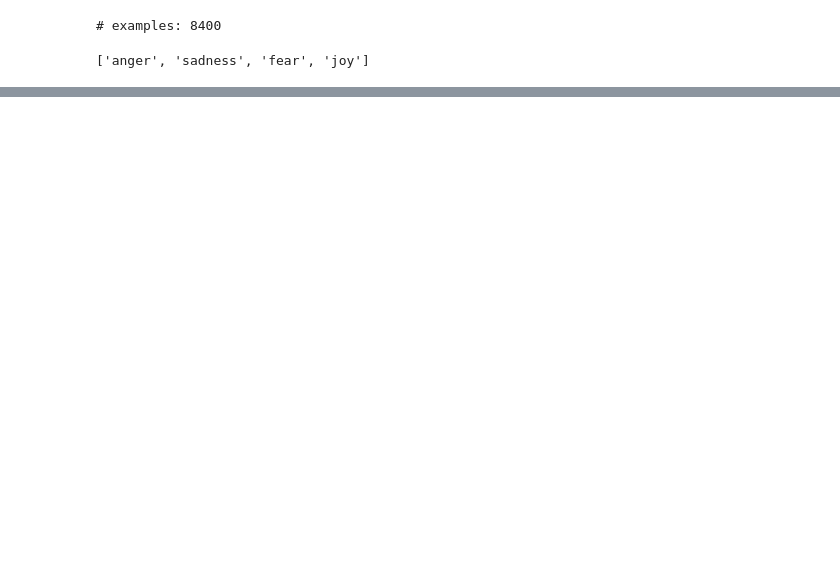
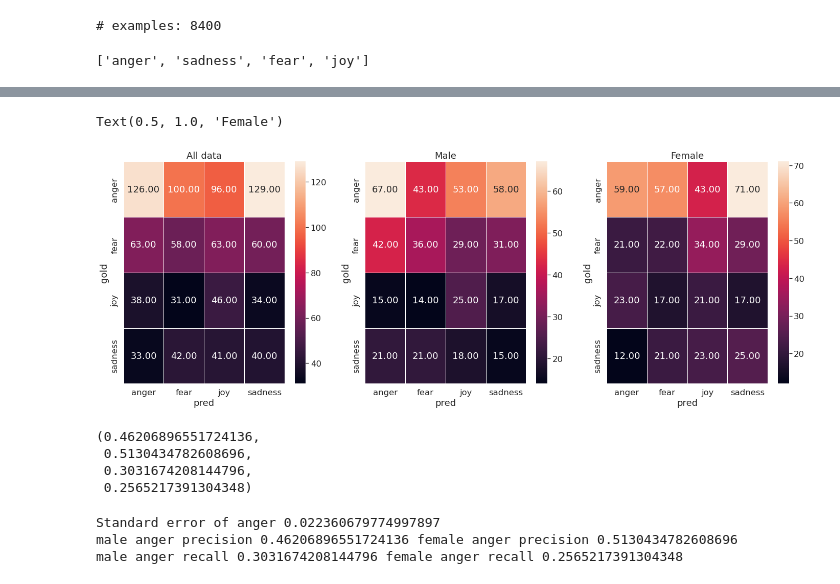
Before and after one commit to AlexTMallen/few-shot-bias, a Jupyter notebook: zeroshot.ipynb, the cells around one changed output, grey strips where cells are left out. Cells and saved outputs as stored; diff of their text form; code cells hidden in the pictures; blank space fills up the shorter version.

```diff
--- a/zeroshot.ipynb
+++ b/zeroshot.ipynb
@@ -99,0 +97,15 @@ Text(0.5, 1.0, 'Female')
+# %%
+from transformers import GPT2Tokenizer, GPT2LMHeadModel
+
+tokenizer = GPT2Tokenizer.from_pretrained("gpt2-xl")
+model = GPT2LMHeadModel.from_pretrained("gpt2-xl", return_dict_in_generate=True)
+# %%
+template = \
+"""State the sentiment of the following sentence. The sentiment should be anger, sadness, fear, or joy.
+
+Sentence: {}
+The sentiment expressed is {}."""
+# template = "{} {} feels {}."
+# template.format("This is a sentence.","Jerome", "joy")
+# %%
+emotions = ['anger', 'sadness', 'fear', 'joy']
@@ -99,0 +169,47 @@ Text(0.5, 1.0, 'Female')
+# %%
+# plot confusion matrix
+normalize = False
+
+fig, ax = plt.subplots(1, 3, figsize=(24, 8))
+cf_df = pd.DataFrame([dict(pred=p, gold=g, gender=r.Gender) for p, g, r in zip(golds, preds, subset.iloc)])
+
+cf_matrix = pd.crosstab(cf_df.gold, cf_df.pred, normalize=normalize)
+sns.heatmap(cf_matrix, linewidths=1, annot=True, ax=ax[0], fmt='.2f')
+ax[0].set_title("All data")
+
+partial = cf_df[cf_df.gender == 'male']
+cf_matrix = pd.crosstab(partial.gold, partial.pred, normalize=normalize)
+sns.heatmap(cf_matrix, linewidths=1, annot=True, ax=ax[1], fmt='.2f')
+ax[1].set_title("Male")
+
+partial = cf_df[cf_df.gender == 'female']
+cf_matrix = pd.crosstab(partial.gold, partial.pred, normalize=normalize)
+sns.heatmap(cf_matrix, linewidths=1, annot=True, ax=ax[2], fmt='.2f')
+ax[2].set_title("Female")
+# %% [output]
+Text(0.5, 1.0, 'Female')
+[figure, added]
+# %%
+from sklearn.metrics import precision_score, recall_score
+male_df = cf_df[cf_df.gender=="male"]
+female_df = cf_df[cf_df.gender=="female"]
+male_anger_precision = precision_score(male_df.gold.values, male_df.pred.values, average="micro", labels=["anger"])
+female_anger_precision = precision_score(female_df.gold.values, female_df.pred.values, average="micro", labels=["anger"])
+
+male_anger_recall = recall_score(male_df.gold.values, male_df.pred.values, average="micro", labels=["anger"])
+female_anger_recall = recall_score(female_df.gold.values, female_df.pred.values, average="micro", labels=["anger"])
+male_anger_precision, female_anger_precision, male_anger_recall, female_anger_recall
+# %% [output]
+(0.46206896551724136,
+ 0.5130434782608696,
+ 0.3031674208144796,
+ 0.2565217391304348)
+# %%
+SE = np.sqrt(0.25 / (len(subset) / 2))
+print("Standard error of anger", SE)  # todo divide by number truly angry
+print("male anger precision", male_anger_precision, "female anger precision", female_anger_precision)
+print("male anger recall", male_anger_recall, "female anger recall", female_anger_recall)
+# %% [output]
+Standard error of anger 0.022360679774997897
+male anger precision 0.46206896551724136 female anger precision 0.5130434782608696
+male anger recall 0.3031674208144796 female anger recall 0.2565217391304348
```
Also changed, not shown: parts of 6 cells of this notebook.
